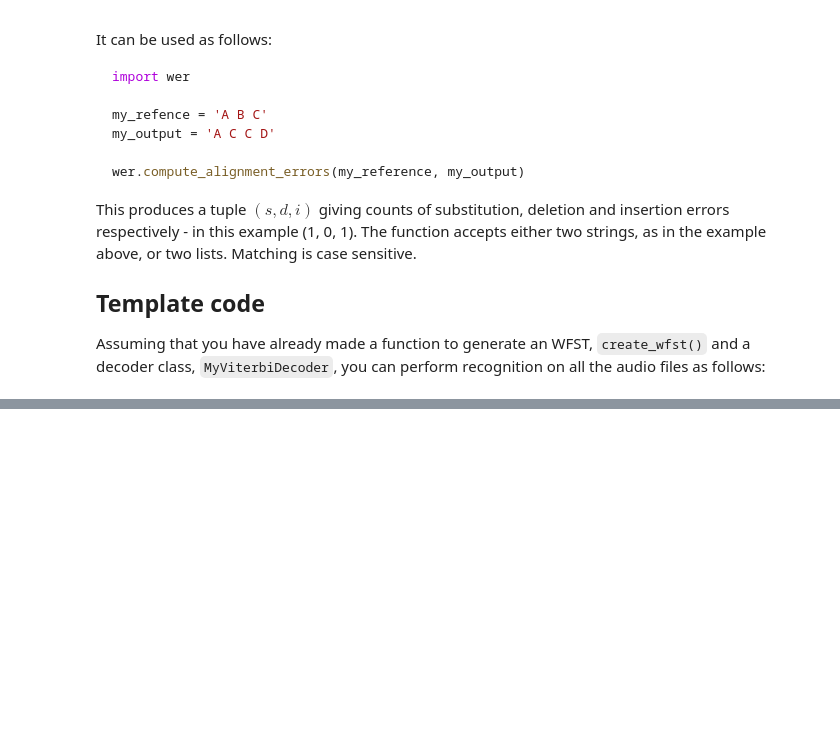
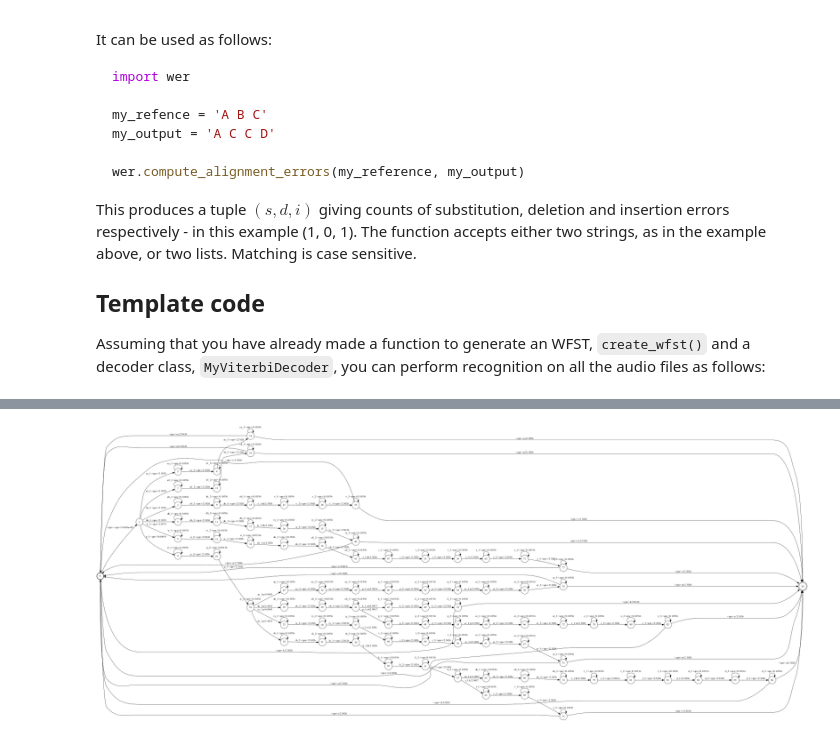
Before and after one commit to orpheus128/asr-assignment, a Jupyter notebook: assignment.ipynb, the cells around one changed output, grey strips where cells are left out. Saved outputs shown, nothing was run; the diff lists cells and outputs as text; code cells hidden in the pictures; blank space fills up the shorter version.

```diff
--- a/assignment.ipynb
+++ b/assignment.ipynb
@@ -510,47 +555,62 @@ word_probs = {word: count / total_words for word, count in word_counts.items()}
 # %%
-def create_wfst():
+def create_wfst(bigram):
     """ generate a HMM to recognise any single word sequence for words in the lexicon
 
     Args:
         n (int): states per phone HMM
 
     Returns:
         the constructed WFST
 
     """
 
+    BIGRAM_THRESHOLD = 0.1
+
     f = fst.Fst('log')
     n = 3
     f.set_input_symbols(state_table)
     f.set_output_symbols(phone_table)
-
     # create a single start state
     start_state = f.add_state()
     f.set_start(start_state)
-#     silence = f.add_state()
-#     silence_to_start_weight = fst.Weight('log', -math.log(1))
-#     f.add_arc(silence, fst.Arc(0, 0, silence_to_start_weight, start_state))
-#     silence_weight = fst.Weight('log', -math.log(0.1))
 
     f_weight = fst.Weight('log', -math.log(1)) #when no silence, set final weight to -log(1)
     start_weight = fst.Weight('log', -math.log(1/11))
-    silent_weight = fst.Weight('log', -math.log(1/11))
 
+    first_states = []
+    final_states = []
     for word, phones in lex.items():
         current_state = f.add_state()
-        #trans_weight = fst.Weight('log', -math.log(word_probs.get(word))) #change math.log(x) to word_probs.get(word) for unigram, number for otherwise
-        if word != "<sil>":
-            f.add_arc(start_state, fst.Arc(0, 0, start_weight, current_state)) #change start weight to trans weight when changing the transition into the word
-        else:
-            f.add_arc(start_state, fst.Arc(0, 0, silent_weight, current_state))
+        first_states.append((current_state, word))
+
+        f.add_arc(start_state, fst.Arc(0, 0, start_weight, current_state))
         for phone in phones:
             current_state = generate_phone_wfst(f, current_state, phone, n)
         # note: new current_state is now set to the final state of the previous phone WFST
 
         f.set_final(current_state)
 
         f.add_arc(current_state, fst.Arc(0, 0, f_weight, start_state))
-#         f.add_arc(current_state, fst.Arc(0, 0, silence_weight, silence))
+
+        final_states.append((current_state, word))
+
+    #for current_state, current_word in final_states:
+        #print(current_word)
+        #for next_state, next_word in first_states:
+            #if bigram[current_word][next_word] > BIGRAM_THRESHOLD:
+                #print(next_word)
+                #print(bigram[current_word][next_word])
+                #f.add_arc(current_state, fst.Arc(0, 0, fst.Weight('log', -math.log(bigram[current_word][next_word])), next_state))
 
     return f
+bigrams = build_bigram_model_backoff(all_transcription)
+f = create_wfst(bigrams)
+f = fst.determinize(f)
+from subprocess import check_call
+from IPython.display import Image
+f.draw('tmp.dot', portrait=True)
+check_call(['dot','-Tpng','-Gdpi=200','tmp.dot','-o','tmp.png'])
+Image(filename='tmp.png')
+# %% [output]
+[figure, added]
 # %%
```
Also changed, not shown: parts of 7 cells of this notebook, 21 other files.
